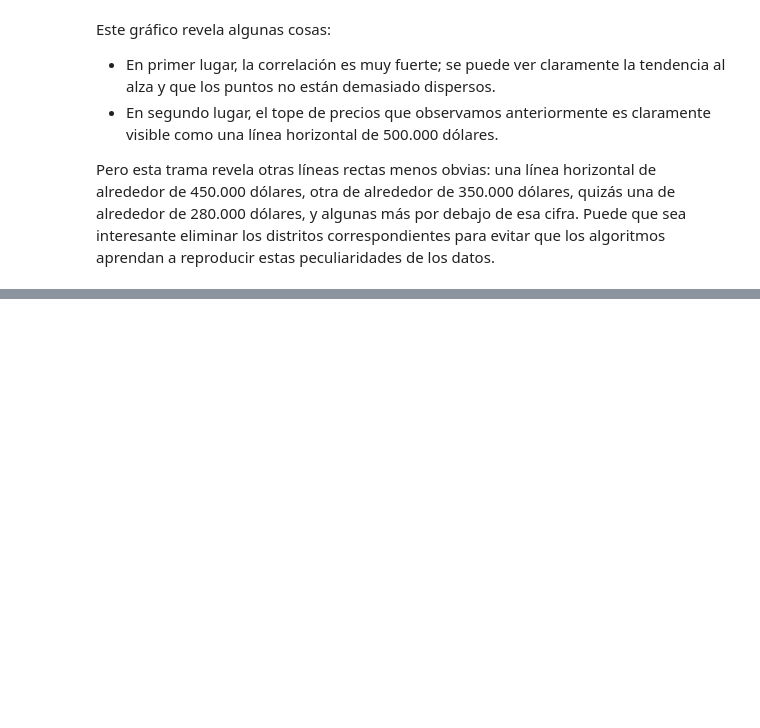
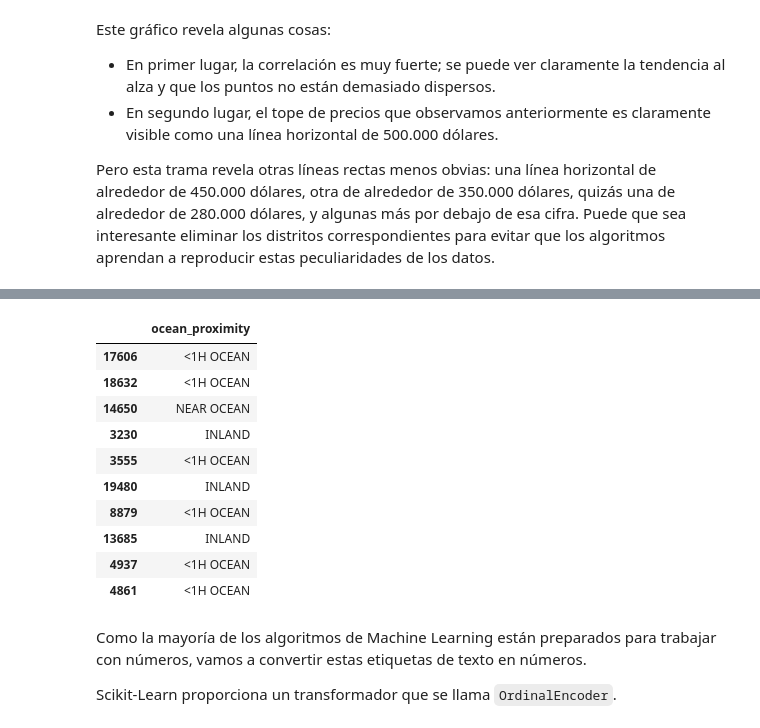
Before and after one commit to esri-es/refining-predictive-model, a Jupyter notebook: Housing.ipynb, the cells around one changed output, grey strips where cells are left out. Saved outputs shown, nothing was run; the diff lists cells and outputs as text; code cells hidden in the pictures; blank space fills up the shorter version.

```diff
--- a/Housing.ipynb
+++ b/Housing.ipynb
@@ -313,0 +443,19 @@ Pero esta trama revela otras líneas rectas menos obvias: una línea horizontal
+# %%
+housing_cat = housing[['ocean_proximity']]
+housing_cat.head(10)
+# %% [output]
+|  | ocean_proximity |
+| 17606 | <1H OCEAN |
+| 18632 | <1H OCEAN |
+| 14650 | NEAR OCEAN |
+| 3230 | INLAND |
+| 3555 | <1H OCEAN |
+| 19480 | INLAND |
+| 8879 | <1H OCEAN |
+| 13685 | INLAND |
+| 4937 | <1H OCEAN |
+| 4861 | <1H OCEAN |
+# %% [markdown]
+Como la mayoría de los algoritmos de Machine Learning están preparados para trabajar con números, vamos a convertir estas etiquetas de texto en números.
+
+Scikit-Learn proporciona un transformador que se llama `OrdinalEncoder`.
```
Also changed, not shown: parts of 52 cells of this notebook.
